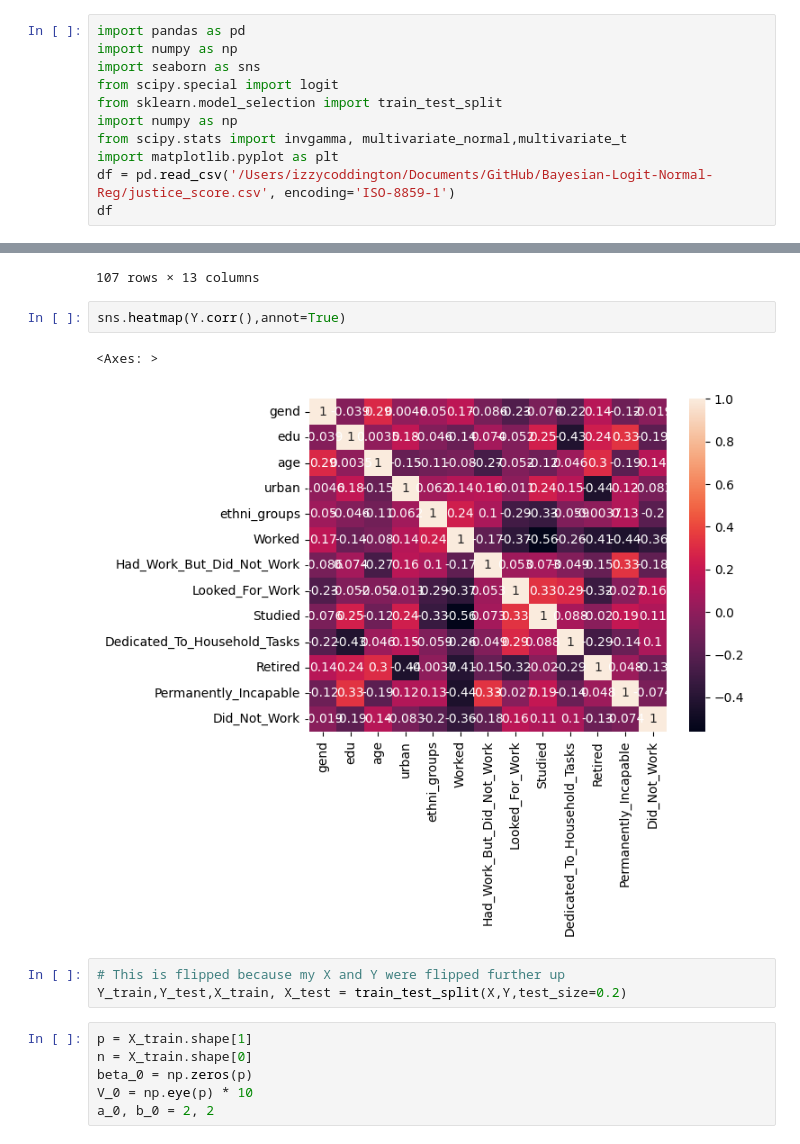
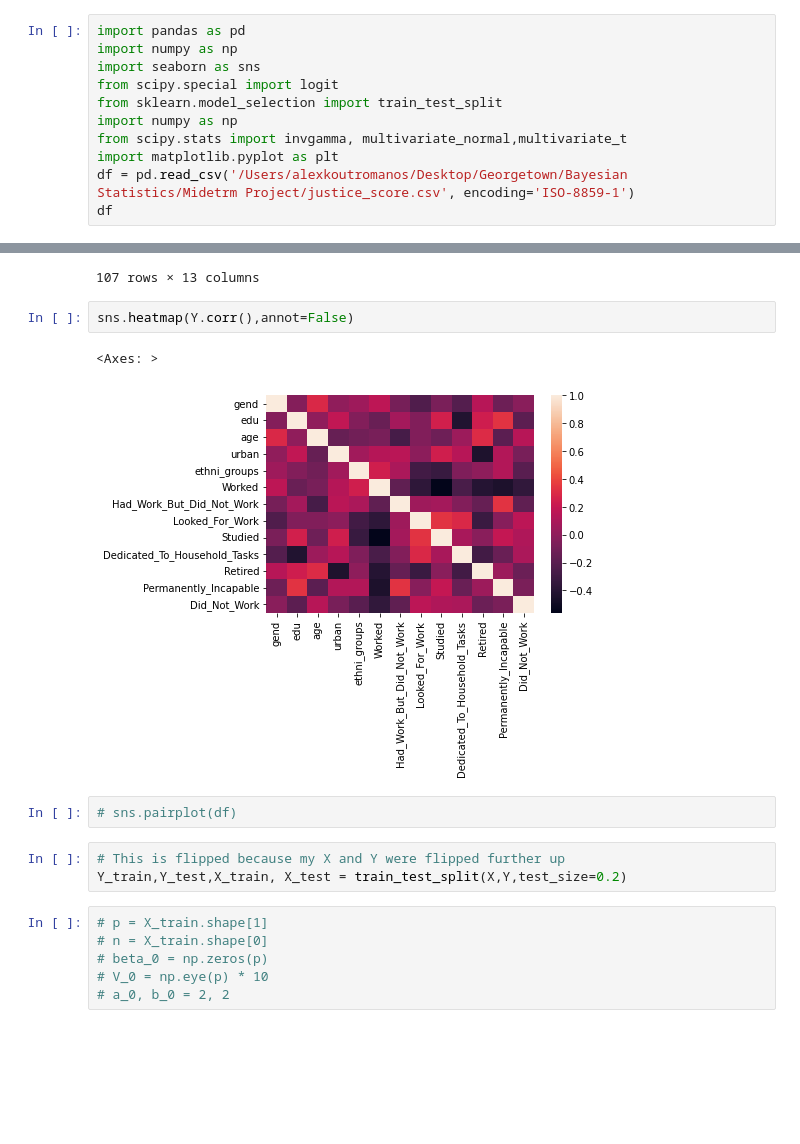
Before and after one commit to imcoddington/Bayesian-Logit-Normal-Reg, a Jupyter notebook: code/Logit_normal.ipynb, the cells around one changed output, grey strips where cells are left out. Cells and saved outputs as stored; diff of their text form; blank space fills up the shorter version.

```diff
--- a/code/Logit_normal.ipynb
+++ b/code/Logit_normal.ipynb
@@ -25,7 +25,7 @@ from sklearn.model_selection import train_test_split
 import numpy as np
 from scipy.stats import invgamma, multivariate_normal,multivariate_t
 import matplotlib.pyplot as plt
-df = pd.read_csv('/Users/izzycoddington/Documents/GitHub/Bayesian-Logit-Normal-Reg/justice_score.csv', encoding='ISO-8859-1')
+df = pd.read_csv('/Users/alexkoutromanos/Desktop/Georgetown/Bayesian Statistics/Midetrm Project/justice_score.csv', encoding='ISO-8859-1')
 df
 # %% [output]
 |  | score_JG | country_name_ltn | nuts_id | gend | edu | emp | age | urban | ethni_groups |
@@ -146,17 +147,19 @@ Y
 | 106 | 0.509346 | 4.794393 | 58.327103 | 0.593458 | 0.000000 | 0.588785 | 0.014019 | 0.051402 | ... |
 107 rows × 13 columns
 # %%
-sns.heatmap(Y.corr(),annot=True)
+sns.heatmap(Y.corr(),annot=False)
 # %% [output]
 <Axes: >
-[figure, old version]
+[figure, new version]
+# %%
+# sns.pairplot(df)
 # %%
 # This is flipped because my X and Y were flipped further up
 Y_train,Y_test,X_train, X_test = train_test_split(X,Y,test_size=0.2)
 # %%
-p = X_train.shape[1]
-n = X_train.shape[0]
-beta_0 = np.zeros(p)
-V_0 = np.eye(p) * 10
-a_0, b_0 = 2, 2
+# p = X_train.shape[1]
+# n = X_train.shape[0]
+# beta_0 = np.zeros(p)
+# V_0 = np.eye(p) * 10
+# a_0, b_0 = 2, 2
 # %%
```
Also changed, not shown: parts of 12 cells of this notebook.
